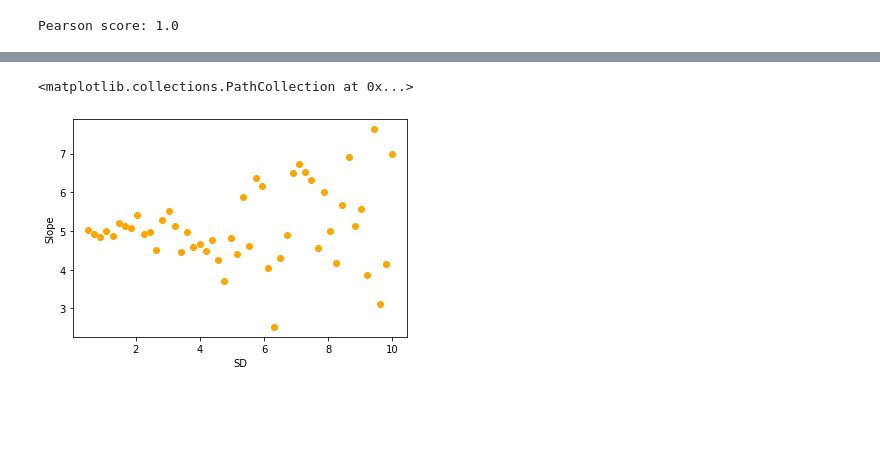
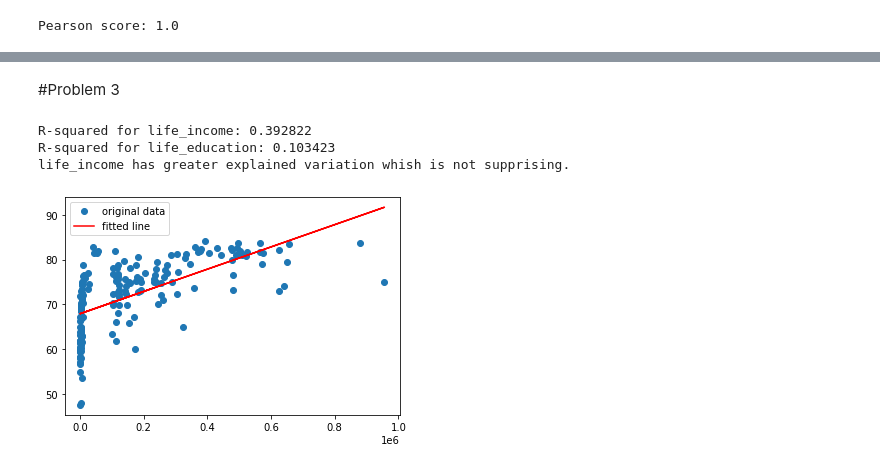
Before and after one commit to ram-elgov/Statistics-For-CS, a Jupyter notebook: Assignment_4.ipynb, the cells around one changed output, grey strips where cells are left out. Drawn from its saved outputs; the diff is of its cells as text; code cells hidden in the pictures; blank space fills up the shorter version.

```diff
--- a/Assignment_4.ipynb
+++ b/Assignment_4.ipynb
@@ -135,7 +135,2 @@ plt.scatter(scales_vec, pearson_scores)
-# %%
-plt.xlabel("SD")
-plt.ylabel("Slope")
-plt.scatter(scales_vec, slopes, color="orange")
-# %% [output]
-<matplotlib.collections.PathCollection at 0x...>
-[figure, removed]
+# %% [markdown]
+#Problem 3
@@ -141,0 +141,22 @@ plt.scatter(scales_vec, slopes, color="orange")
+# %%
+df = pd.DataFrame(pd.read_csv("countries.csv"))
+
+income = df["income"]
+education = df["education"]
+life_expectancy = df["life_expectancy"]
+life_income = lm(income, life_expectancy)
+life_education = lm(education, life_expectancy)
+print(f"R-squared for life_income: {life_income.rvalue**2:.6f}")
+print(f"R-squared for life_education: {life_education.rvalue**2:.6f}")
+print("life_income has greater explained variation whish is not supprising.")
+# %% [output]
+R-squared for life_income: 0.392822
+R-squared for life_education: 0.103423
+life_income has greater explained variation whish is not supprising.
+# %%
+plt.plot(income, life_expectancy, 'o', label='original data')
+plt.plot(income, life_income.intercept + life_income.slope*income, 'r', label='fitted line')
+plt.legend()
+plt.show()
+# %% [output]
+[figure, added]
```
Also changed, not shown: parts of 5 cells of this notebook.
